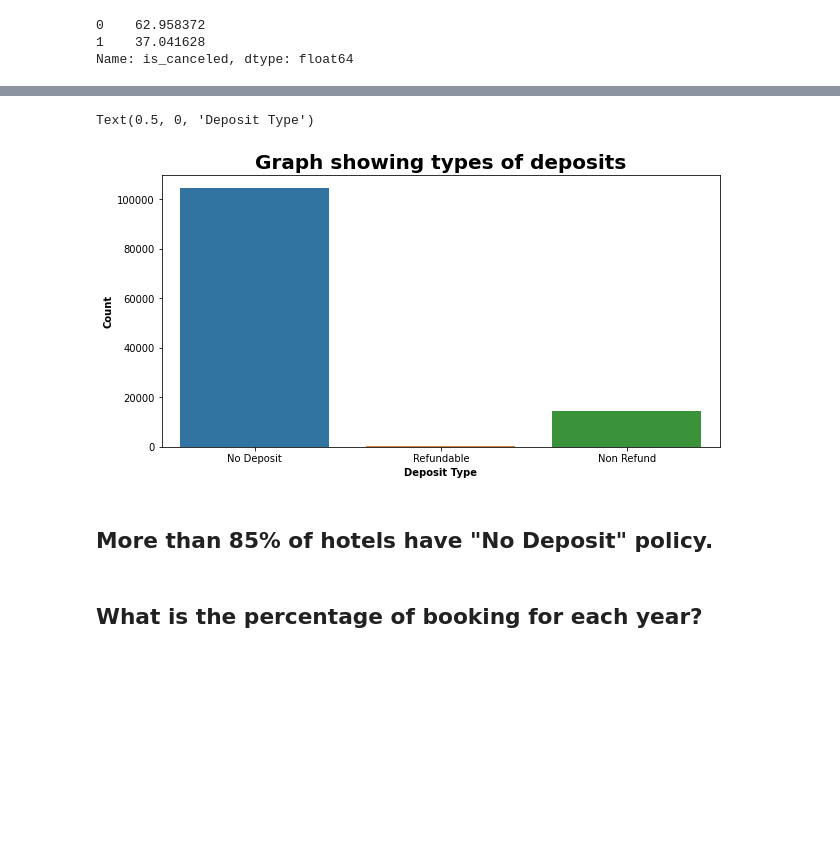
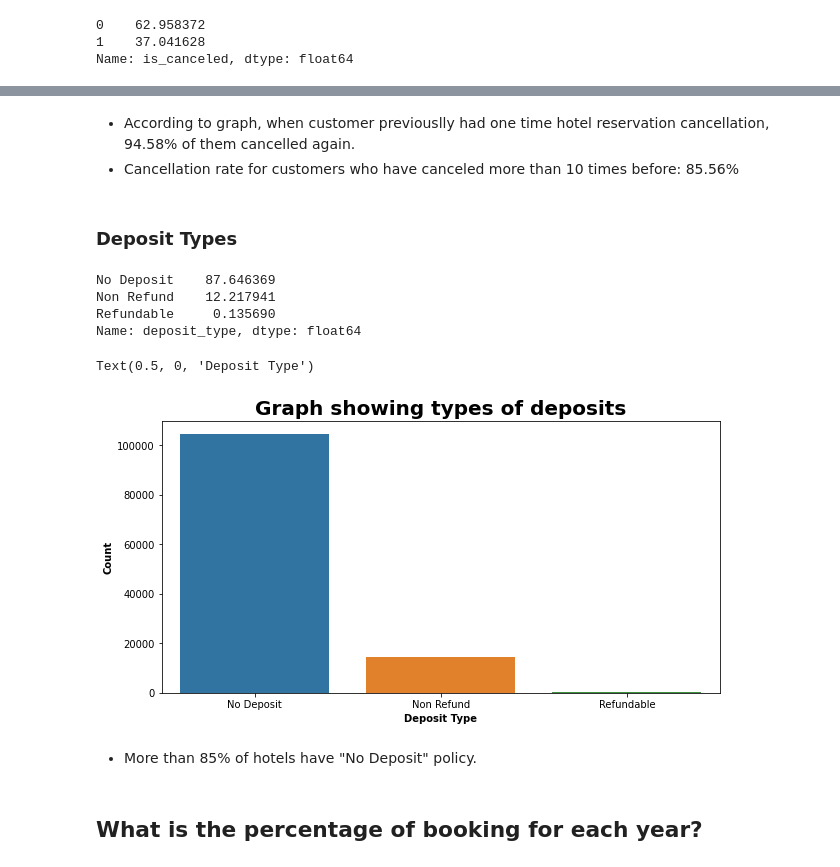
Before and after one commit to Animesh227/Hotel-Booking-Analysis, a Jupyter notebook: Hotel_Booking_Analysis_Capstone_Project_Animesh_Chakraborty.ipynb, the cells around one changed output, grey strips where cells are left out. Saved outputs shown, nothing was run; the diff lists cells and outputs as text; code cells hidden in the pictures; blank space fills up the shorter version.

```diff
--- a/Hotel_Booking_Analysis_Capstone_Project_Animesh_Chakraborty.ipynb
+++ b/Hotel_Booking_Analysis_Capstone_Project_Animesh_Chakraborty.ipynb
@@ -249,12 +342,27 @@ Name: deposit_type, dtype: int64
+# %% [markdown]
+*   According to graph, when customer previouslly had one time hotel reservation cancellation, 94.58% of them cancelled again.
+*   Cancellation rate for customers who have canceled more than 10 times before: 85.56%
+# %% [markdown]
+### Deposit Types
+# %%
+# Percentage distribution of Deposite type
+df['deposit_type'].value_counts(normalize=True) * 100
+# %% [output]
+No Deposit    87.646369
+Non Refund    12.217941
+Refundable     0.135690
+Name: deposit_type, dtype: float64
 # %%
-sns.countplot(data = df, x = 'deposit_type').set_title('Graph showing types of deposits', fontsize = 20 , weight= 'bold')
+# Plotting the graph showing the count of different types of deposit
+sns.countplot(data = df, x = 'deposit_type', order = df['deposit_type'].value_counts().index)
+plt.title('Graph showing types of deposits', fontsize = 20 , weight= 'bold')
 plt.ylabel('Count' , weight= 'bold')
 plt.xlabel('Deposit Type', weight= 'bold' )
 # %% [output]
 Text(0.5, 0, 'Deposit Type')
-[figure, old version]
+[figure, new version]
 # %% [markdown]
-## **More than 85% of hotels have "No Deposit" policy.**
+*   More than 85% of hotels have "No Deposit" policy.
 # %% [markdown]
 ## What is the percentage of booking for each year?
 # %%
```
Also changed, not shown: parts of 96 cells of this notebook.
